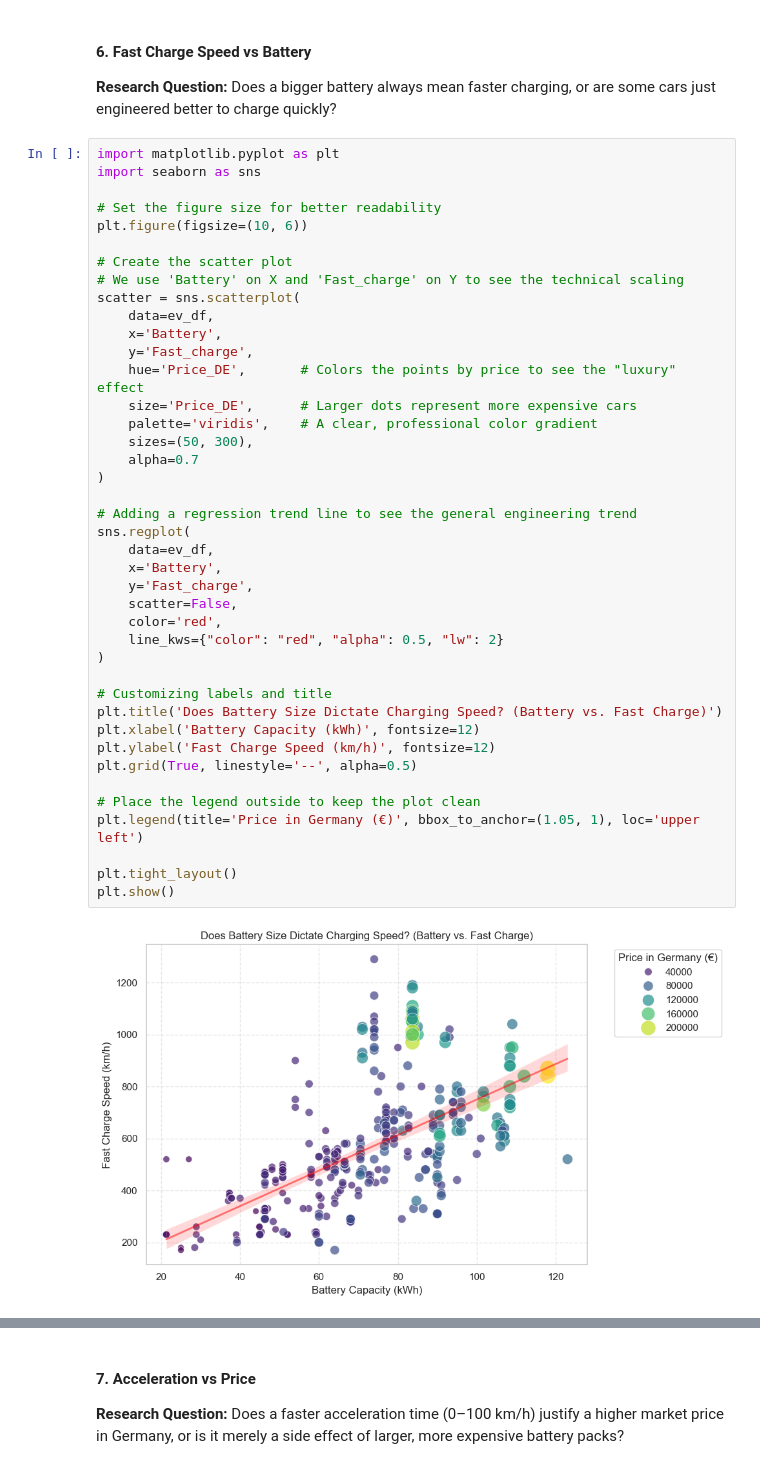
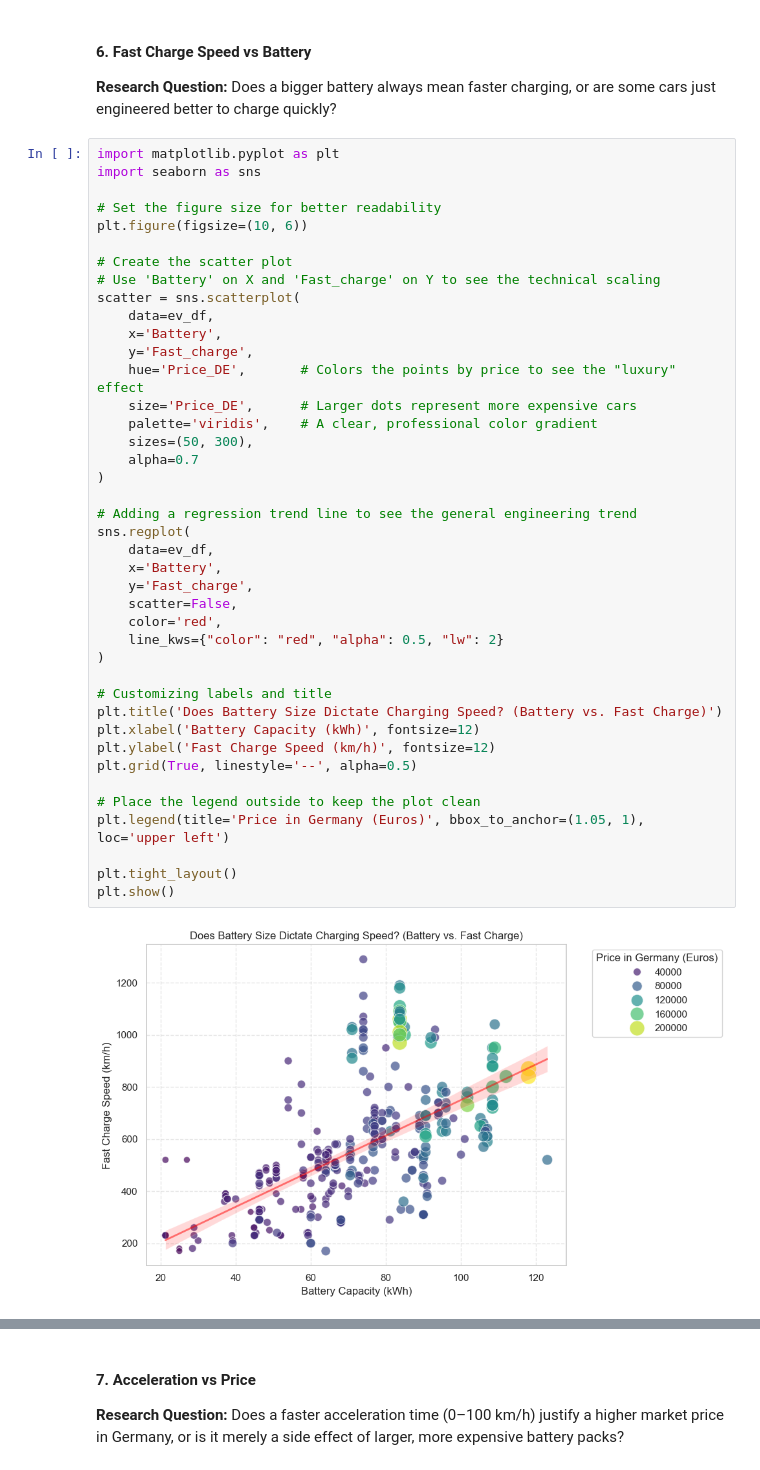
Before and after one commit to divyadas176/Electric_Vehicle_Analysis, a Jupyter notebook: Electric_Vehicle_Analysis.ipynb, the cells around one changed output, grey strips where cells are left out. Drawn from its saved outputs; the diff is of its cells as text.

```diff
--- a/Electric_Vehicle_Analysis.ipynb
+++ b/Electric_Vehicle_Analysis.ipynb
@@ -905,41 +911,41 @@ import seaborn as sns
 plt.figure(figsize=(10, 6))
 
 # Create the scatter plot
-# We use 'Battery' on X and 'Fast_charge' on Y to see the technical scaling
+# Use 'Battery' on X and 'Fast_charge' on Y to see the technical scaling
 scatter = sns.scatterplot(
     data=ev_df,
     x='Battery',
     y='Fast_charge',
     hue='Price_DE',       # Colors the points by price to see the "luxury" effect
     size='Price_DE',      # Larger dots represent more expensive cars
     palette='viridis',    # A clear, professional color gradient
     sizes=(50, 300),
     alpha=0.7
 )
 
 # Adding a regression trend line to see the general engineering trend
 sns.regplot(
     data=ev_df,
     x='Battery',
     y='Fast_charge',
     scatter=False,
     color='red',
     line_kws={"color": "red", "alpha": 0.5, "lw": 2}
 )
 
 # Customizing labels and title
 plt.title('Does Battery Size Dictate Charging Speed? (Battery vs. Fast Charge)')
 plt.xlabel('Battery Capacity (kWh)', fontsize=12)
 plt.ylabel('Fast Charge Speed (km/h)', fontsize=12)
 plt.grid(True, linestyle='--', alpha=0.5)
 
 # Place the legend outside to keep the plot clean
-plt.legend(title='Price in Germany (€)', bbox_to_anchor=(1.05, 1), loc='upper left')
+plt.legend(title='Price in Germany (Euros)', bbox_to_anchor=(1.05, 1), loc='upper left')
 
 plt.tight_layout()
 plt.show()
 # %% [output]
-[figure, old version]
+[figure, new version]
 # %% [markdown]
 #### Understanding the Plot
 
```
Also changed, not shown: parts of 32 cells of this notebook.
